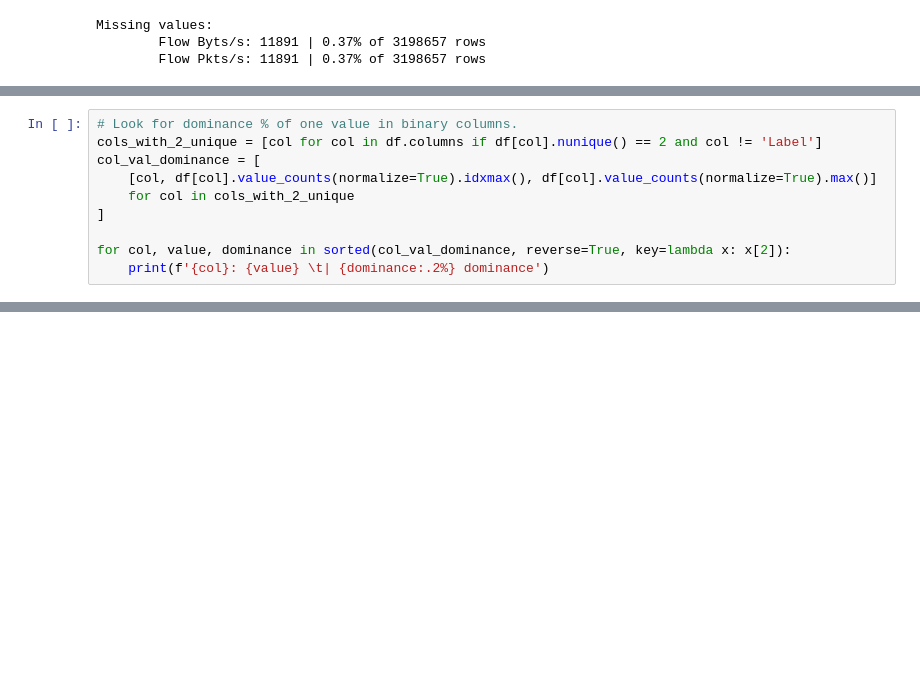
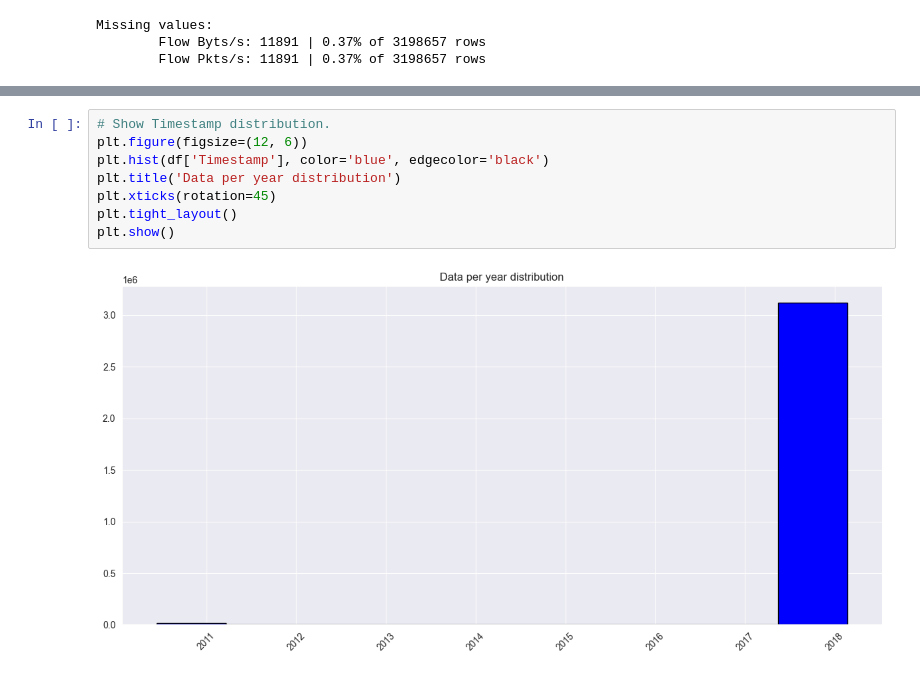
Before and after one commit to gutsy51/leti-course03, a Jupyter notebook: bd/ddos_or_not.ipynb, the cells around one changed output, grey strips where cells are left out. Drawn from its saved outputs; the diff is of its cells as text; blank space fills up the shorter version.

```diff
--- a/bd/ddos_or_not.ipynb
+++ b/bd/ddos_or_not.ipynb
@@ -270,13 +293,3 @@ Properties that can be deleted:
   ECE Flag Cnt]`;
 
 And some (less than 0.5%) of the rows with NaN values.
-# %%
-# Look for dominance % of one value in binary columns.
-cols_with_2_unique = [col for col in df.columns if df[col].nunique() == 2 and col != 'Label']
-col_val_dominance = [
-    [col, df[col].value_counts(normalize=True).idxmax(), df[col].value_counts(normalize=True).max()]
-    for col in cols_with_2_unique
-]
-
-for col, value, dominance in sorted(col_val_dominance, reverse=True, key=lambda x: x[2]):
-    print(f'{col}: {value} \t| {dominance:.2%} dominance')
@@ -331,0 +400,10 @@ After:
+# %%
+# Show Timestamp distribution.
+plt.figure(figsize=(12, 6))
+plt.hist(df['Timestamp'], color='blue', edgecolor='black')
+plt.title('Data per year distribution')
+plt.xticks(rotation=45)
+plt.tight_layout()
+plt.show()
+# %% [output]
+[figure, added]
```
Also changed, not shown: parts of 31 cells of this notebook.
